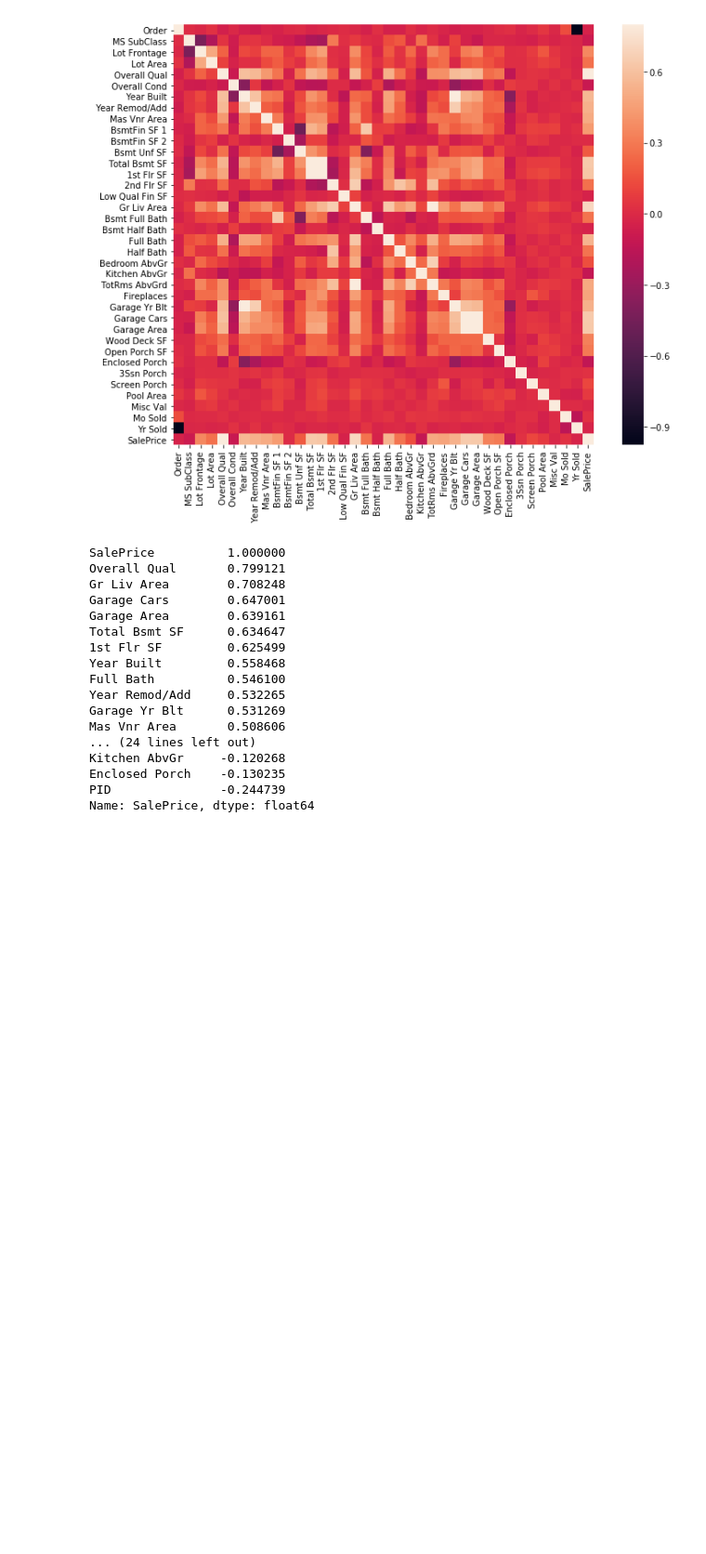
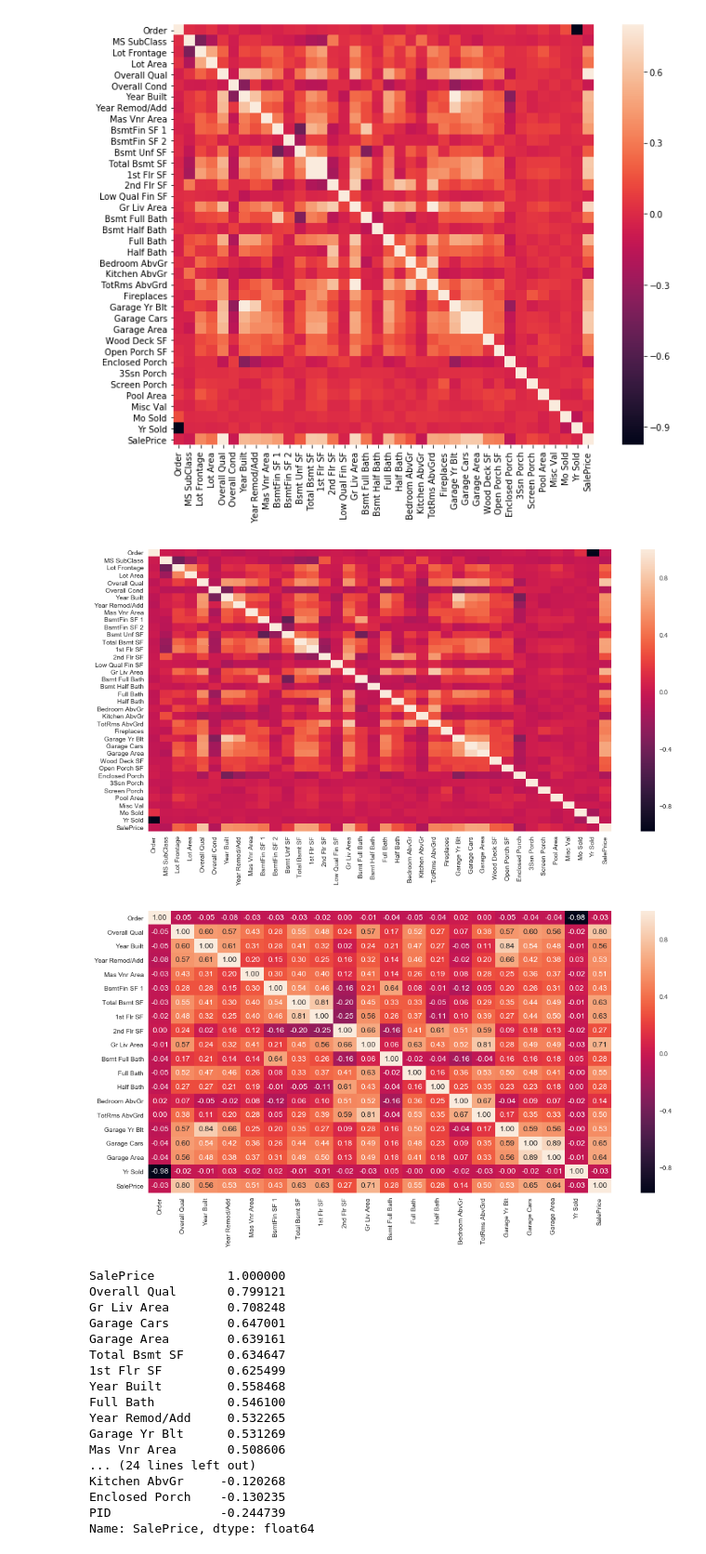
Before and after one commit to chaityacshah/Ames_House_Prices, a Jupyter notebook: notebooks/ames_housing_1.ipynb, the cells around one changed output. Shown at 93% size. Saved outputs shown, nothing was run; the diff lists cells and outputs as text; code cells hidden in the pictures; blank space fills up the shorter version.

```diff
--- a/notebooks/ames_housing_1.ipynb
+++ b/notebooks/ames_housing_1.ipynb
@@ -115,0 +150,4 @@ dtype: int64
+# %%
+# drop columns with too many missing values
+ames_df = ames_df.drop(['Alley','Pool QC','Misc Feature', 'Fence', 'Fireplace Qu'], axis=1)
+ames_df.shape
@@ -289,6 +387,23 @@ f, ax = plt.subplots(figsize=(12, 9))
 sns.heatmap(corr_mat, vmax=.8, square=True);
 # %% [output]
 [figure]
+# %%
+# other
+
+
+corr=ames_df.corr() #obtain the correlation matrix
+sns.set()
+fig, ax = plt.subplots(figsize=(16,8))
+sns.heatmap(corr,ax=ax)
+aux=(abs(corr)-np.identity(corr.shape[0])).max() #maximum correlation of each variable
+selected_feats=aux[aux>0.5].index#take only variables whose maximum correlation is strong.
+sns.set()
+fig, ax = plt.subplots(figsize=(16,8))
+sns.heatmap(corr.loc[selected_feats,selected_feats], annot=True,fmt='.2f',ax=ax)
+plt.show()
+# %% [output]
+[figure, added]
+[figure, added]
 # %%
 corr = ames_df.corr()
 corr.sort_values(["SalePrice"], ascending = False, inplace = True)
```
Also changed, not shown: parts of 16 cells of this notebook.
